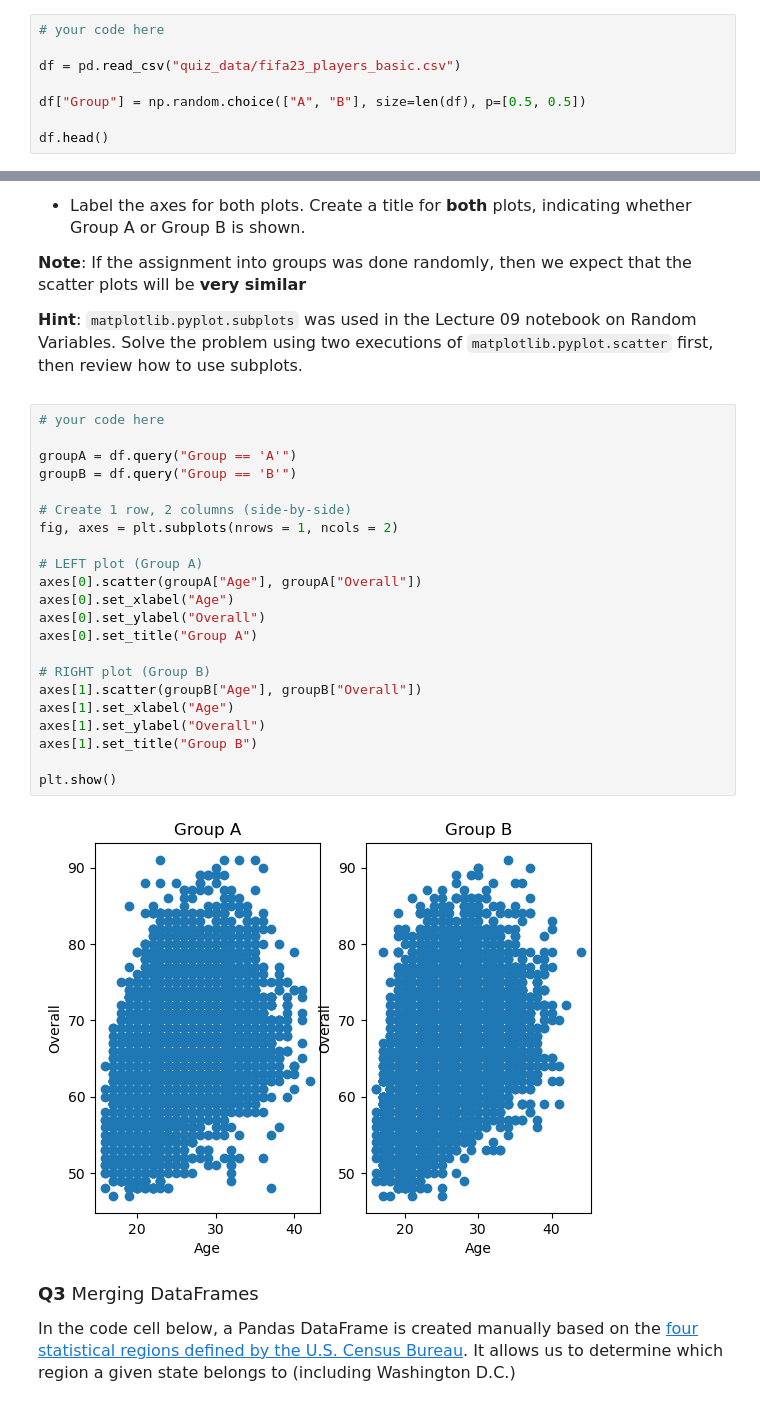
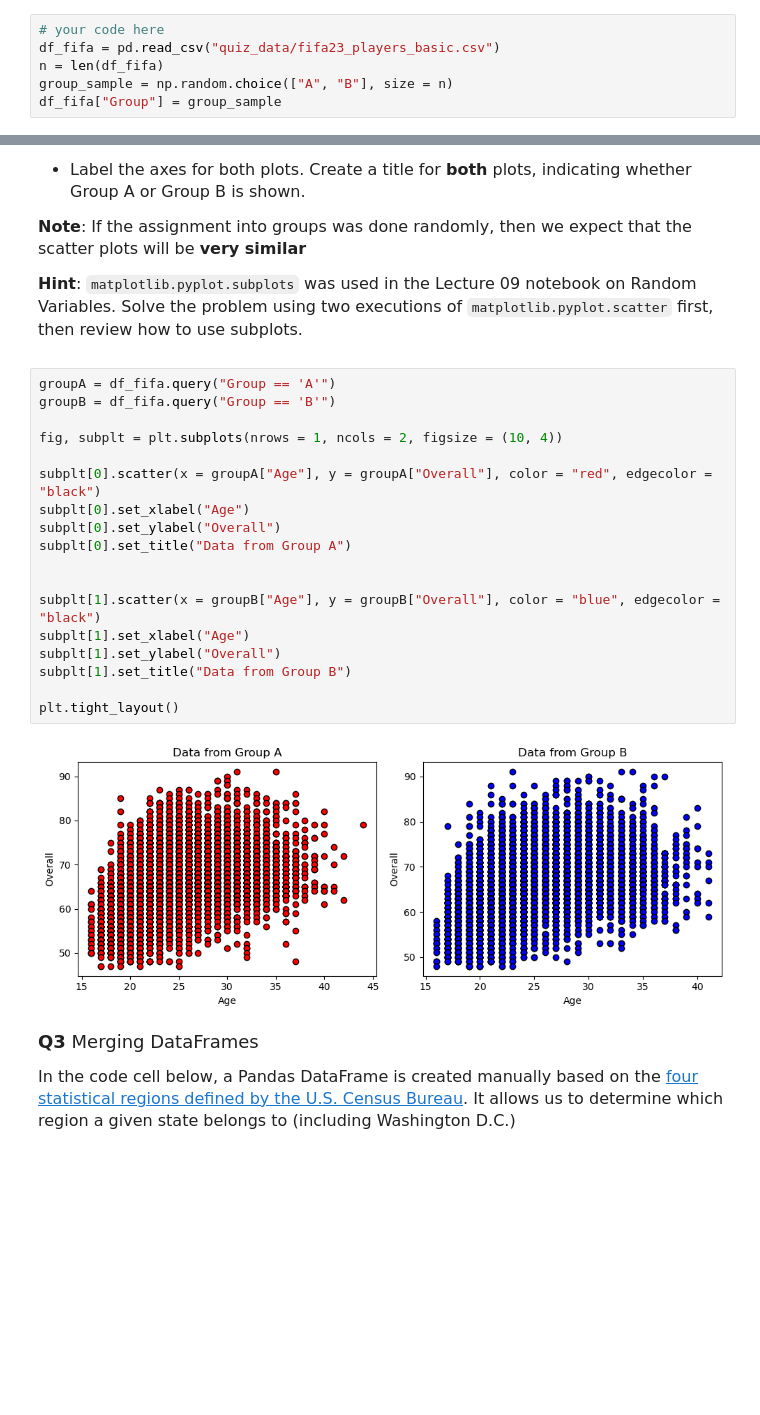
Before and after one commit to Orlykg/datasci151spring2026, a Jupyter notebook: _quizzes/practice_quiz_4/practice_quiz_4.ipynb, the cells around one changed output, grey strips where cells are left out. Cells and saved outputs as stored; diff of their text form; blank space fills up the shorter version.

```diff
--- a/_quizzes/practice_quiz_4/practice_quiz_4.ipynb
+++ b/_quizzes/practice_quiz_4/practice_quiz_4.ipynb
@@ -48,9 +48,7 @@ import pandas as pd
 - Add a new column to the DataFrame with the name "Group", where each entry is either the string "A" or "B".
 # %%
 # your code here
-
-df = pd.read_csv("quiz_data/fifa23_players_basic.csv")
-
-df["Group"] = np.random.choice(["A", "B"], size=len(df), p=[0.5, 0.5])
-
-df.head()
+df_fifa = pd.read_csv("quiz_data/fifa23_players_basic.csv")
+n = len(df_fifa)
+group_sample = np.random.choice(["A", "B"], size = n)
+df_fifa["Group"] = group_sample
@@ -85,29 +75,25 @@ df.head()
 
 **Hint**: ``matplotlib.pyplot.subplots`` was used in the Lecture 09 notebook on Random Variables. Solve the problem using two executions of `matplotlib.pyplot.scatter` first, then review how to use subplots.
 # %%
-# your code here
+groupA = df_fifa.query("Group == 'A'")
+groupB = df_fifa.query("Group == 'B'")
 
-groupA = df.query("Group == 'A'")
-groupB = df.query("Group == 'B'")
+fig, subplt = plt.subplots(nrows = 1, ncols = 2, figsize = (10, 4))
 
-# Create 1 row, 2 columns (side-by-side)
-fig, axes = plt.subplots(nrows = 1, ncols = 2)
+subplt[0].scatter(x = groupA["Age"], y = groupA["Overall"], color = "red", edgecolor = "black")
+subplt[0].set_xlabel("Age")
+subplt[0].set_ylabel("Overall")
+subplt[0].set_title("Data from Group A")
 
-# LEFT plot (Group A)
-axes[0].scatter(groupA["Age"], groupA["Overall"])
-axes[0].set_xlabel("Age")
-axes[0].set_ylabel("Overall")
-axes[0].set_title("Group A")
 
-# RIGHT plot (Group B)
-axes[1].scatter(groupB["Age"], groupB["Overall"])
-axes[1].set_xlabel("Age")
-axes[1].set_ylabel("Overall")
-axes[1].set_title("Group B")
+subplt[1].scatter(x = groupB["Age"], y = groupB["Overall"], color = "blue", edgecolor = "black")
+subplt[1].set_xlabel("Age")
+subplt[1].set_ylabel("Overall")
+subplt[1].set_title("Data from Group B")
 
-plt.show()
+plt.tight_layout()
 # %% [output]
-[figure, old version]
+[figure, new version]
 # %% [markdown]
 <font size = "4">
 
```
Also changed, not shown: parts of 5 cells of this notebook, 2 other files.
